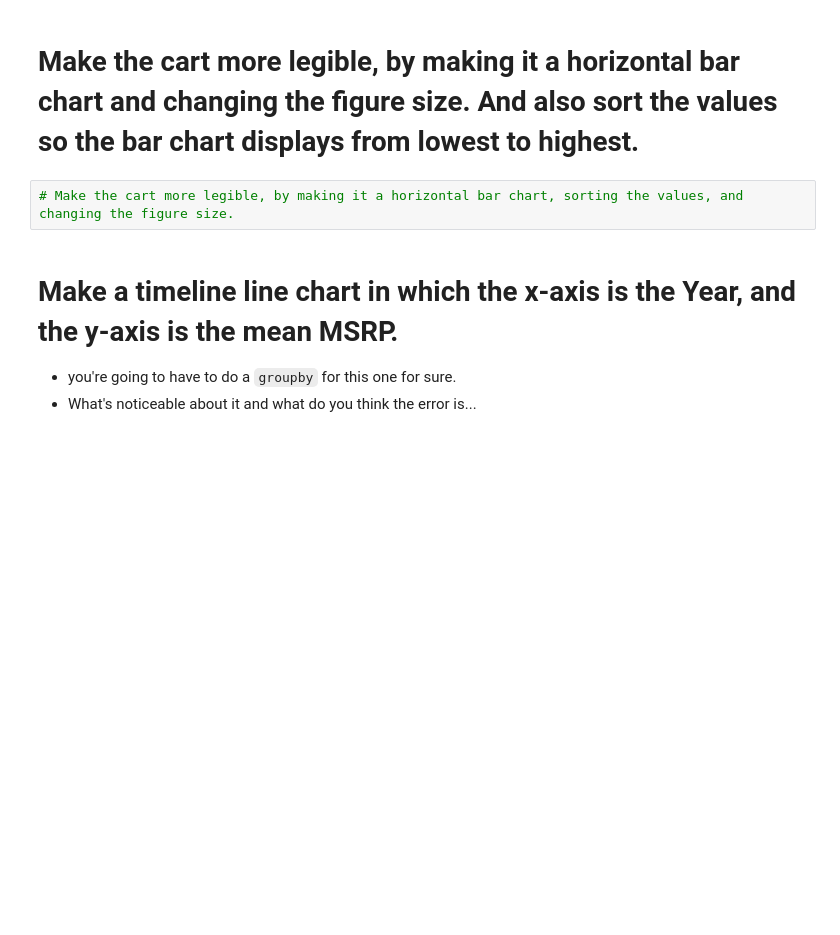
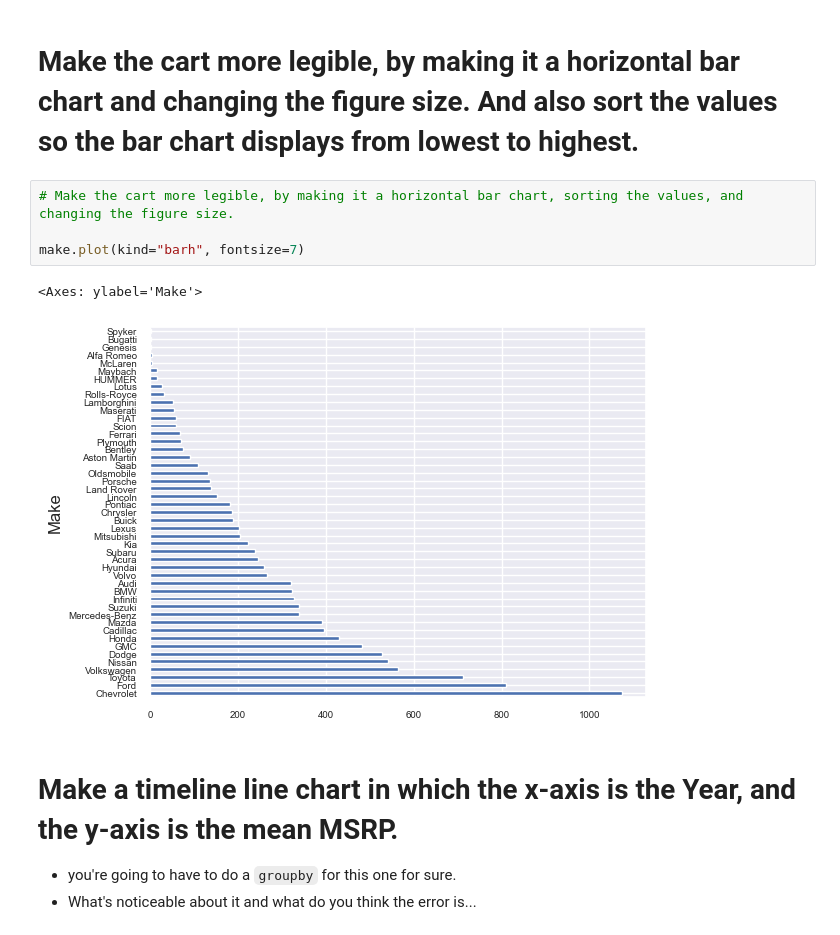
Before and after one commit to ndxnode/my-fork-2023-fall-data-science, a Jupyter notebook: Week-02-Data-Viz-EDA/Exercise-AW.ipynb, the cells around one changed output. Drawn from its saved outputs; the diff is of its cells as text; blank space fills up the shorter version.

```diff
--- a/Week-02-Data-Viz-EDA/Exercise-AW.ipynb
+++ b/Week-02-Data-Viz-EDA/Exercise-AW.ipynb
@@ -75,6 +107,11 @@ _Brand of car is the `Make` of the car._
 # Make the cart more legible, by making it a horizontal bar chart and changing the figure size.  And also sort the values so the bar chart displays from lowest to highest.
 # %%
 # Make the cart more legible, by making it a horizontal bar chart, sorting the values, and changing the figure size.
+
+make.plot(kind="barh", fontsize=7)
+# %% [output]
+<Axes: ylabel='Make'>
+[figure, added]
 # %% [markdown]
 # Make a timeline line chart in which the x-axis is the Year, and the y-axis is the mean MSRP.
 * you're going to have to do a `groupby` for this one for sure.
```
Also changed, not shown: parts of 23 cells of this notebook.
